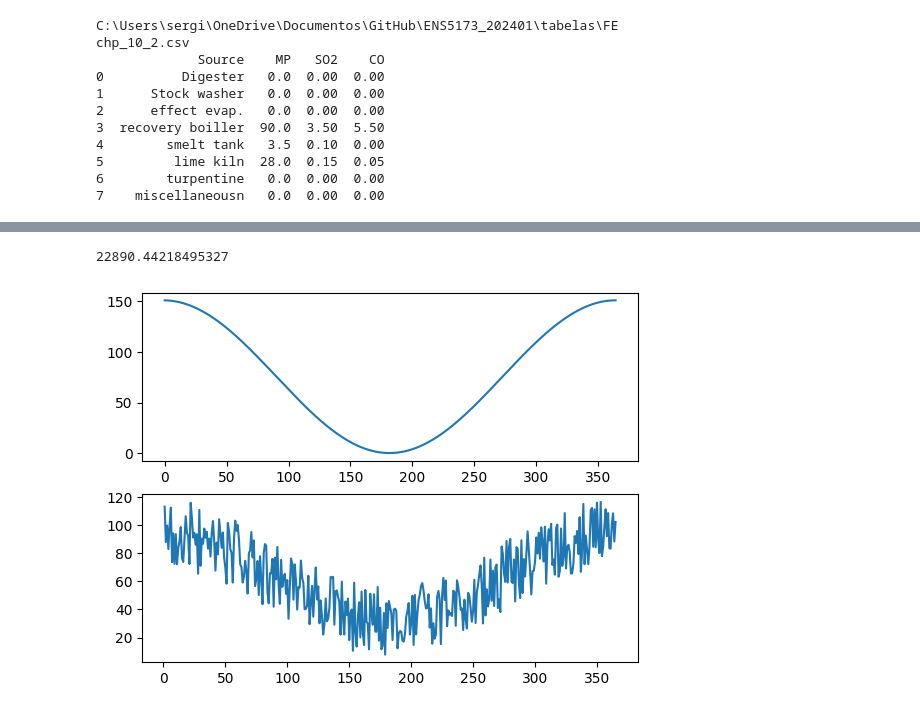
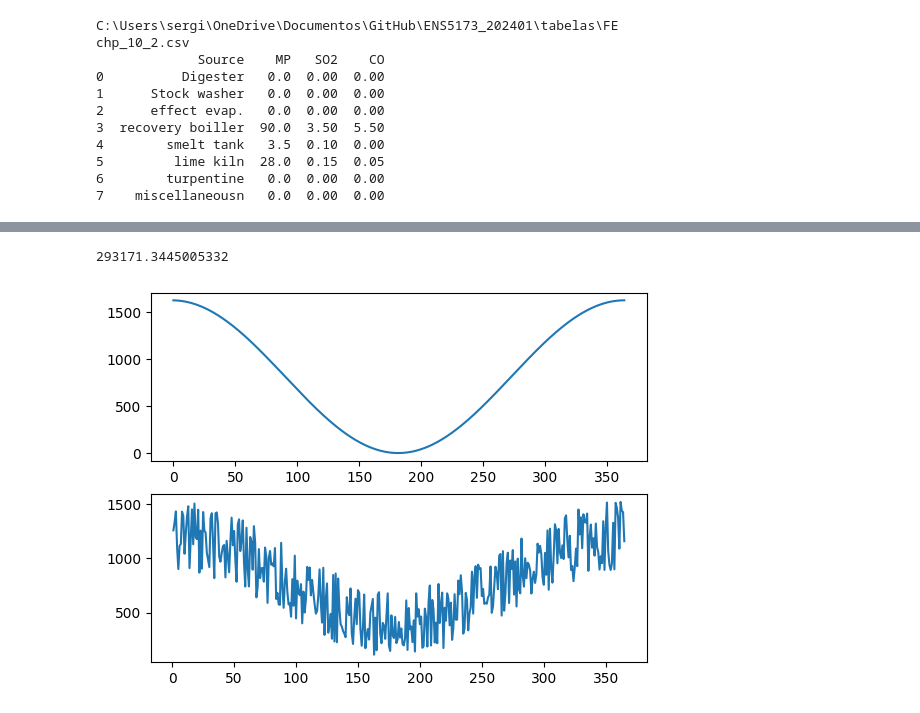
Before and after one commit to maiarasimone/ENS5173_202401, a Jupyter notebook: Atividade01_01.ipynb, the cells around one changed output, grey strips where cells are left out. Saved outputs shown, nothing was run; the diff lists cells and outputs as text; code cells hidden in the pictures.

```diff
--- a/Atividade01_01.ipynb
+++ b/Atividade01_01.ipynb
@@ -70,19 +71,13 @@ dtype: object
 # %%
-# Criando vetor de valores aleatórios
 import numpy as np
 
-# Definindo as atividades trimestrais
-atividades_trimestrais = [80.495, 75.976, 68.728, 73.072]
-
-# Calculando a média das atividades trimestrais
-media = sum(atividades_trimestrais) / len(atividades_trimestrais)
 
 # Definindo a porcentagem para calcular a atividade máxima e mínima (80% neste caso)
 porcentagem = 0.8
 
 # Calculando a atividade máxima e mínima
-atvMax = media * (1 + porcentagem)
-atvMin = media * (1 - porcentagem)
+atvMax = atv* (1 + porcentagem)
+atvMin = atv * (1 - porcentagem)
 
 # Mostrando os resultados
 print("Atividade máxima:", atvMax)
@@ -91,16 +86,8 @@ print("Atividade mínima:", atvMin)
 # Criando vetor de valores aleatórios
 n = 1000
 atv = (atvMax-atvMin)*np.random.rand(n) + atvMin
-#print(atv)
+
 # Criando uma figura com os valores aleatórios
 fig, ax= plt.subplots()
 ax.plot(atv)
-
-#n = df.shape[0]
-# Criando atividade aleatória
-#atv = (atvMax - atvMin)*np.random.rand(n) + atvMin
-#df['atividade'] = atv
-#print(atv)
-#print(df)
-#df.to_csv(r"C:\Users\sergi\OneDrive\Documentos\GitHub\ENS5173_202401\tabelas\ativ.csv")
 # %% [output]
@@ -224,18 +226,26 @@ df.to_csv(r"C:\Users\sergi\OneDrive\Documentos\GitHub\ENS5173_202401\tabelas\ati
 # %%
 # Valores aleatórios com sazonalidade
 
-#df['aleatorioSazonal'] = df['atividade'] * df['sazonalidade']
 
-df['aleatorio'] =  (atvMax - atvMin)*np.random.rand(n) + atvMin
 
-df['aleatorioSazonal'] = (df['atividade'] +  df['sazonalidade']*df['atividade'].mean())*0.415
+
+
+
+#Salva o DataFrame `df` como um arquivo CSV em uma localização específica no sistema de arquivos.
+
+#Calcula os valores aleatórios com sazonalidade e os atribui à coluna 'aleatorioSazonal' do DataFrame `df`, resultado é então multiplicado por 0.4948.
+df['aleatorioSazonal'] = (df['atividade'] +  df['sazonalidade']*df['atividade'].mean())*0.4948
 
 
 fig,ax= plt.subplots(2)
-
+#Plota um gráfico do primeiro subplot (`ax[0]`) usando os valores resultantes da multiplicação entre 'sazonalidade' e a média de 'atividade'. Não há eixo x especificado, então presume-se que ele está usando os índices do DataFrame como padrão.
+ax[0].plot(df['sazonalidade']*df['atividade'].mean())
+#Plota um gráfico do segundo subplot (`ax[1]`) usando os valores de 'Dia do Ano' como o eixo x e os valores de 'aleatorioSazonal' como o eixo y.
 ax[1].plot(df['Dia do Ano'], df['aleatorioSazonal'])
-ax[0].plot(df['sazonalidade']*df['atividade'].mean())
+#Calcula a média dos valores em 'aleatorioSazonal' e multiplica por 365, obter uma média anual próxima do encontrado.
 print(df['aleatorioSazonal'].mean()*365)
+#Salva o DataFrame `df` como um arquivo CSV em uma localização específica no sistema de arquivos.
+df.to_csv(r"C:\Users\sergi\OneDrive\Documentos\GitHub\ENS5173_202401\tabelas\ativ.csv")
 # %% [output]
-22890.44218495327
+293171.3445005332
-[figure, old version]
+[figure, new version]
```
Also changed, not shown: parts of 5 cells of this notebook, 1 other file.
